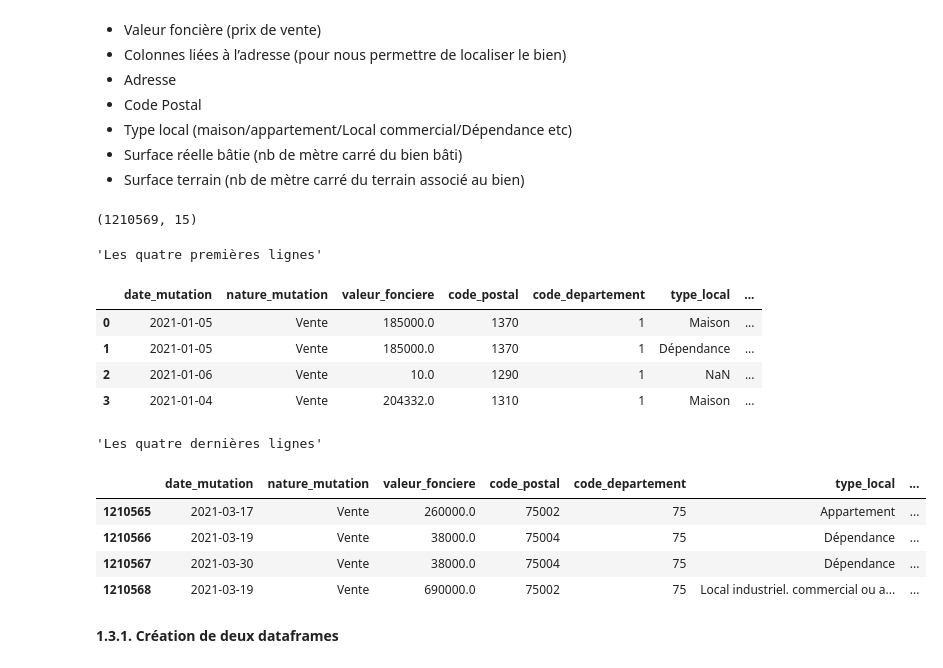
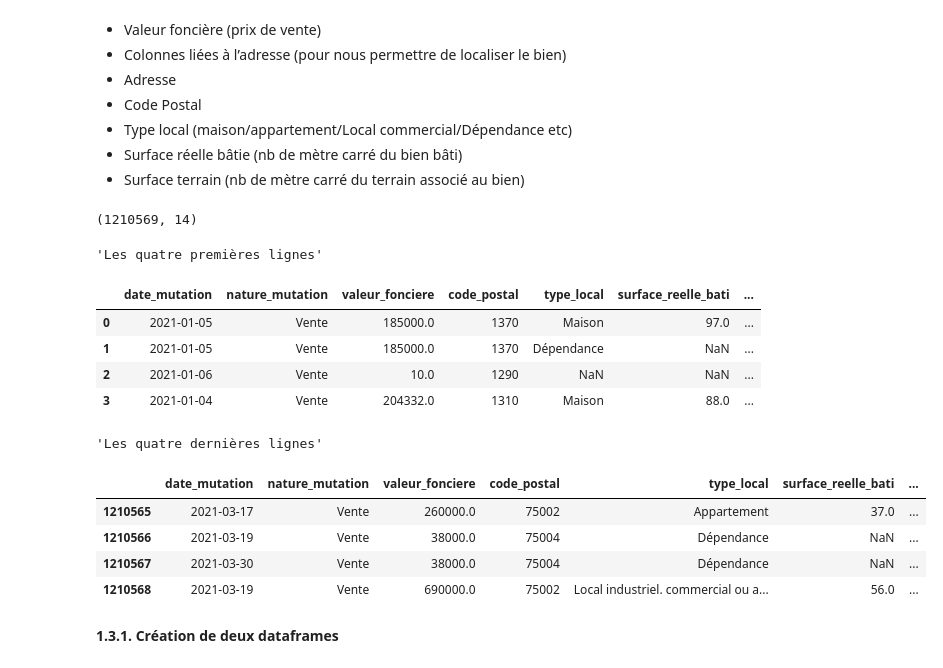
Before and after one commit to victor-kerros/tokenisation-immo, a Jupyter notebook: token-immo.ipynb, the cells around one changed output. Drawn from its saved outputs; the diff is of its cells as text; code cells hidden in the pictures.

```diff
--- a/token-immo.ipynb
+++ b/token-immo.ipynb
@@ -191,40 +193,40 @@ Nous ne prenons que les colonnes suivantes :
 # %%
 # Création de table_vf :
 
 # On crée le dataframe table_vf qui sera la version finale (vf) de notre dataset
-colonnes = ["date_mutation", "nature_mutation", "valeur_fonciere", "code_postal", "code_departement", 'type_local',
+colonnes = ["date_mutation", "nature_mutation", "valeur_fonciere", "code_postal", 'type_local',
             'surface_reelle_bati', 'nombre_pieces_principales', 'nature_culture', 'surface_terrain', 'longitude',
             'latitude', 'adresse', 'code_departement', 'identifiant_transaction']
 table_vf = table[colonnes].copy()
 
 # On agrège les types de cultures différents de NaN, sols, terrain à bâtir et  : on les renomme "culture"
 culture_type = ['taillis simples', 'eaux', 'landes', 'taillis sous futaie', 'prés', 'terres', 'peupleraies',
                 'vignes', 'bois', 'vergers', 'carrières', 'futaies résineuses', 'pâtures', 'futaies feuillues',
                 'futaies mixtes', 'chemin de fer', 'oseraies', 'pacages', 'prés plantes', 'terres plantées',
                 'landes boisées', 'herbages', "prés d'embouche"]
 for x in culture_type:
     table_vf.loc[table_vf["nature_culture"] == x, "nature_culture"] = "culture"
 
 # Visualisation de table_vf
 display(table_vf.shape)
 display("Les quatre premières lignes")
 display(table_vf.head(4))
 display("Les quatre dernières lignes")
 table_vf.tail(4)
 # %% [output]
-(1210569, 15)
+(1210569, 14)
 'Les quatre premières lignes'
-|  | date_mutation | nature_mutation | valeur_fonciere | code_postal | code_departement | type_local | ... |
-| 0 | 2021-01-05 | Vente | 185000.0 | 1370 | 1 | Maison | ... |
-| 1 | 2021-01-05 | Vente | 185000.0 | 1370 | 1 | Dépendance | ... |
-| 2 | 2021-01-06 | Vente | 10.0 | 1290 | 1 | NaN | ... |
-| 3 | 2021-01-04 | Vente | 204332.0 | 1310 | 1 | Maison | ... |
+|  | date_mutation | nature_mutation | valeur_fonciere | code_postal | type_local | surface_reelle_bati | ... |
+| 0 | 2021-01-05 | Vente | 185000.0 | 1370 | Maison | 97.0 | ... |
+| 1 | 2021-01-05 | Vente | 185000.0 | 1370 | Dépendance | NaN | ... |
+| 2 | 2021-01-06 | Vente | 10.0 | 1290 | NaN | NaN | ... |
+| 3 | 2021-01-04 | Vente | 204332.0 | 1310 | Maison | 88.0 | ... |
 'Les quatre dernières lignes'
-|  | date_mutation | nature_mutation | valeur_fonciere | code_postal | code_departement | type_local | ... |
-| 1210565 | 2021-03-17 | Vente | 260000.0 | 75002 | 75 | Appartement | ... |
-| 1210566 | 2021-03-19 | Vente | 38000.0 | 75004 | 75 | Dépendance | ... |
-| 1210567 | 2021-03-30 | Vente | 38000.0 | 75004 | 75 | Dépendance | ... |
-| 1210568 | 2021-03-19 | Vente | 690000.0 | 75002 | 75 | Local industriel. commercial ou a... | ... |
+|  | date_mutation | nature_mutation | valeur_fonciere | code_postal | type_local | surface_reelle_bati | ... |
+| 1210565 | 2021-03-17 | Vente | 260000.0 | 75002 | Appartement | 37.0 | ... |
+| 1210566 | 2021-03-19 | Vente | 38000.0 | 75004 | Dépendance | NaN | ... |
+| 1210567 | 2021-03-30 | Vente | 38000.0 | 75004 | Dépendance | NaN | ... |
+| 1210568 | 2021-03-19 | Vente | 690000.0 | 75002 | Local industriel. commercial ou a... | 56.0 | ... |
 # %% [markdown]
 **1.3.1. Création de deux dataframes**
 # %%
```
Also changed, not shown: parts of 31 cells of this notebook.
